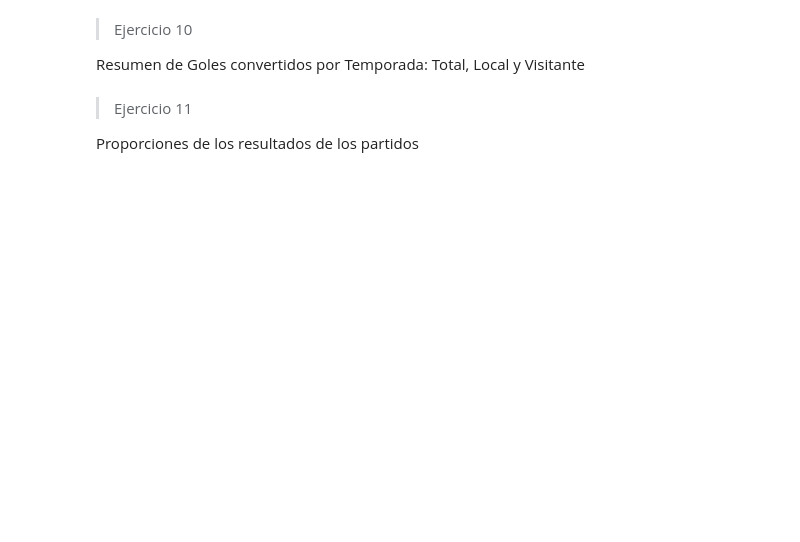
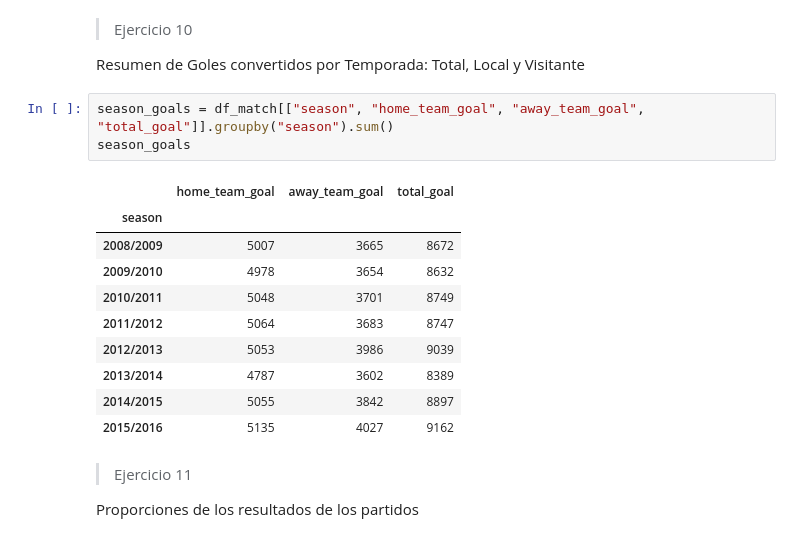
Before and after one commit to diplodatos2019/Mentoria_Analisis_Visualizacion_Datos, a Jupyter notebook: Practico_AyV_resolucion.ipynb, the cells around one changed output. Drawn from its saved outputs; the diff is of its cells as text; blank space fills up the shorter version.

```diff
--- a/Practico_AyV_resolucion.ipynb
+++ b/Practico_AyV_resolucion.ipynb
@@ -624,6 +682,20 @@ Boxplot de Goles por Temporada
 > Ejercicio 10
 
 Resumen de Goles convertidos por Temporada: Total, Local y Visitante
+# %%
+season_goals = df_match[["season", "home_team_goal", "away_team_goal", "total_goal"]].groupby("season").sum()
+season_goals
+# %% [output]
+|  | home_team_goal | away_team_goal | total_goal |
+| season |  |  |  |
+| 2008/2009 | 5007 | 3665 | 8672 |
+| 2009/2010 | 4978 | 3654 | 8632 |
+| 2010/2011 | 5048 | 3701 | 8749 |
+| 2011/2012 | 5064 | 3683 | 8747 |
+| 2012/2013 | 5053 | 3986 | 9039 |
+| 2013/2014 | 4787 | 3602 | 8389 |
+| 2014/2015 | 5055 | 3842 | 8897 |
+| 2015/2016 | 5135 | 4027 | 9162 |
 # %% [markdown]
 > Ejercicio 11
 
```
Also changed, not shown: parts of 9 cells of this notebook.
